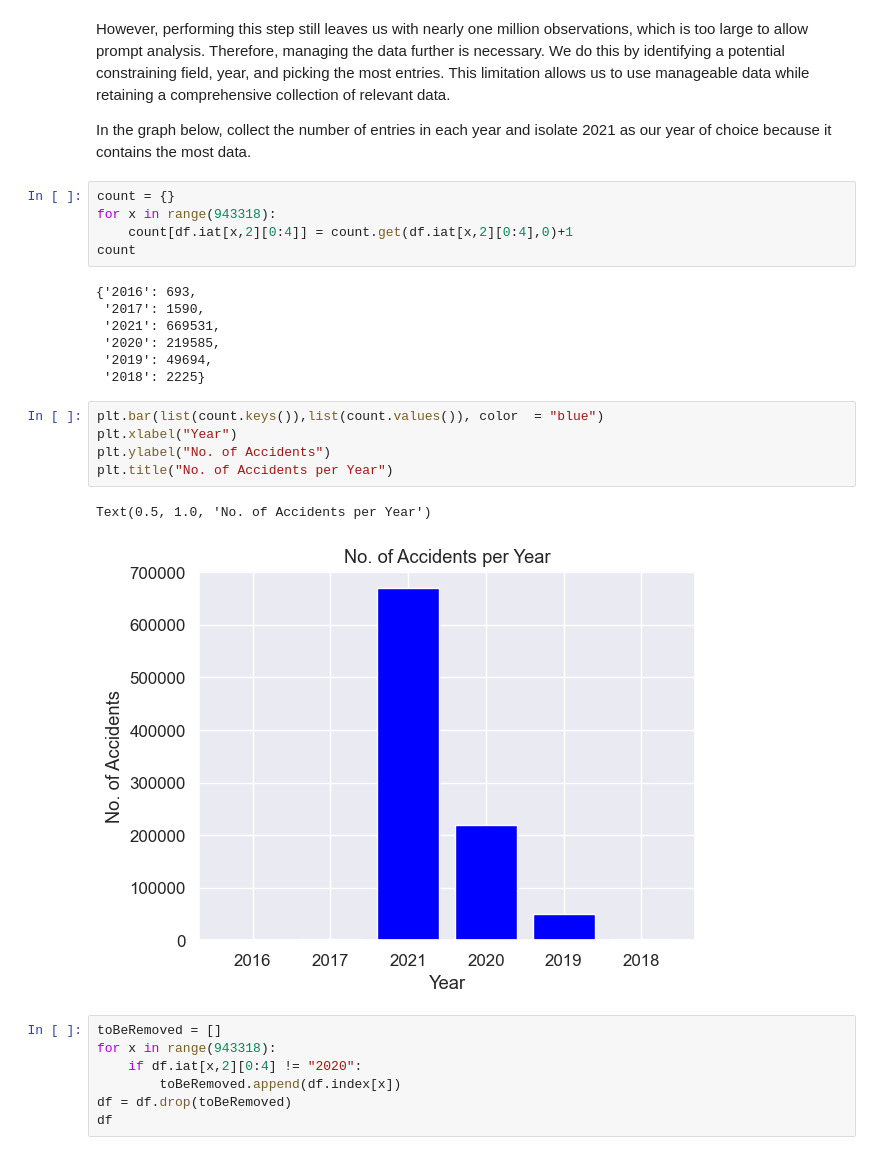
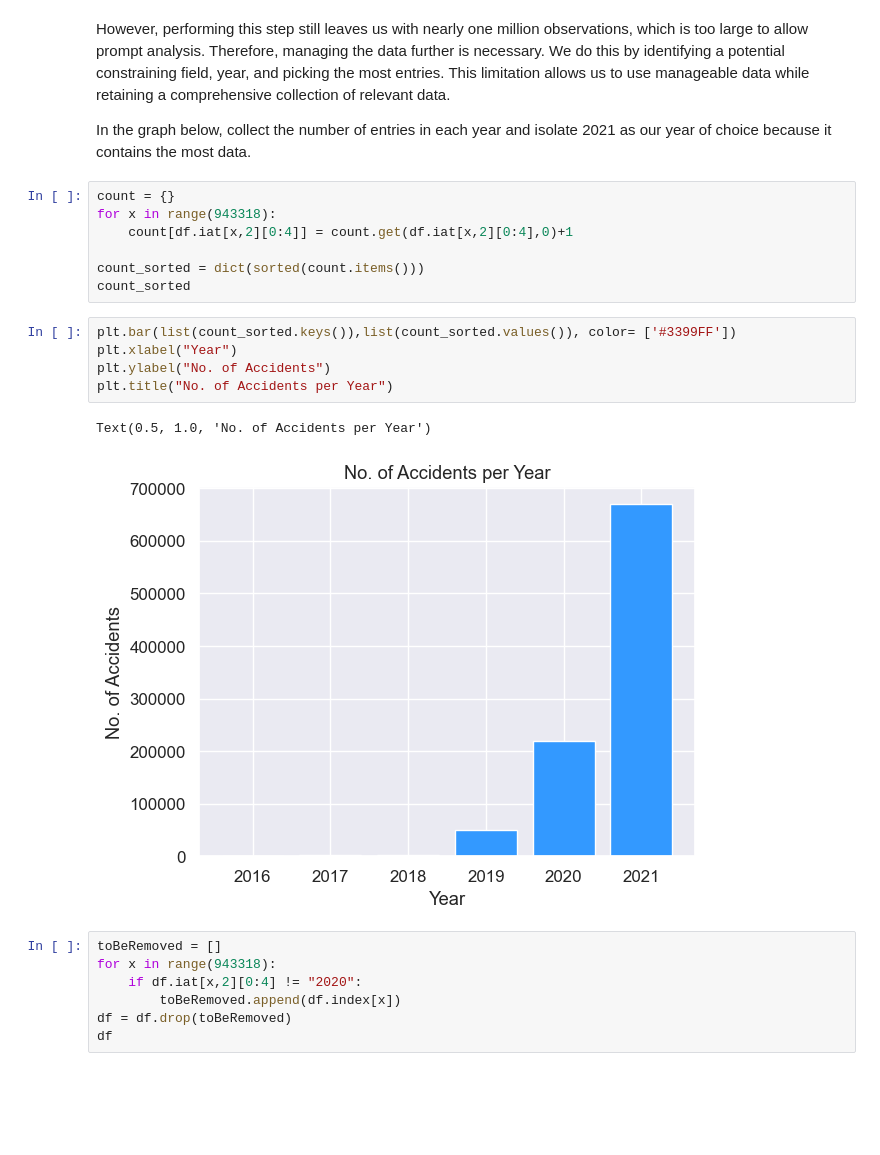
Before and after one commit to Anubis-vc/Anubis-vc.github.io, a Jupyter notebook: FinalProject.ipynb, the cells around one changed output. Cells and saved outputs as stored; diff of their text form; blank space fills up the shorter version.

```diff
--- a/FinalProject.ipynb
+++ b/FinalProject.ipynb
@@ -90,22 +90,17 @@ In the graph below, collect the number of entries in each year and isolate 2021
 count = {}
 for x in range(943318):
     count[df.iat[x,2][0:4]] = count.get(df.iat[x,2][0:4],0)+1
-count
+
+count_sorted = dict(sorted(count.items()))
+count_sorted
-# %% [output]
-{'2016': 693,
- '2017': 1590,
- '2021': 669531,
- '2020': 219585,
- '2019': 49694,
- '2018': 2225}
 # %%
-plt.bar(list(count.keys()),list(count.values()), color  = "blue")
+plt.bar(list(count_sorted.keys()),list(count_sorted.values()), color= ['#3399FF'])
 plt.xlabel("Year")
 plt.ylabel("No. of Accidents")
 plt.title("No. of Accidents per Year")
 # %% [output]
 Text(0.5, 1.0, 'No. of Accidents per Year')
-[figure, old version]
+[figure, new version]
 # %%
 toBeRemoved = []
 for x in range(943318):
```
Also changed, not shown: parts of 8 cells of this notebook.
